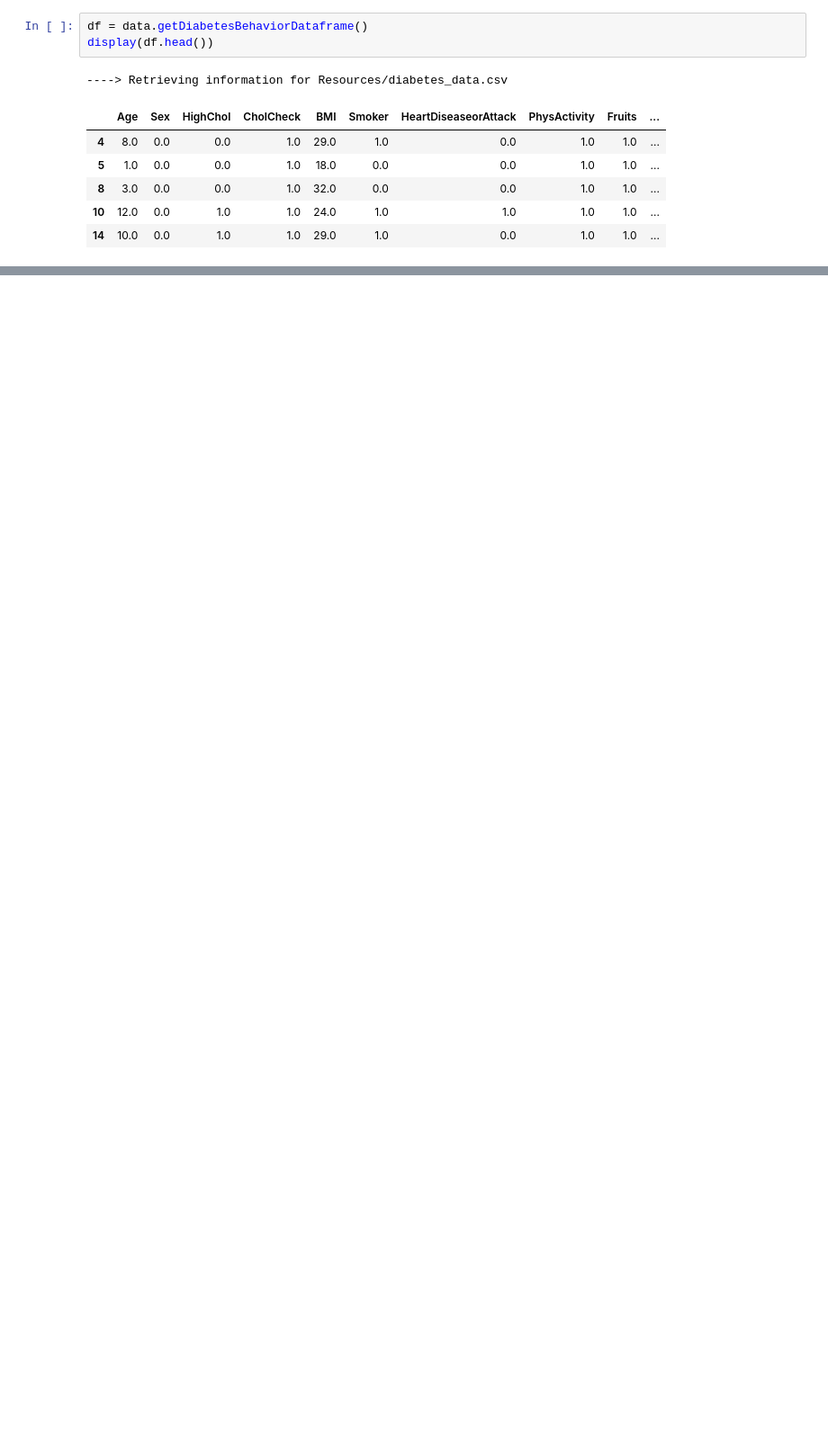
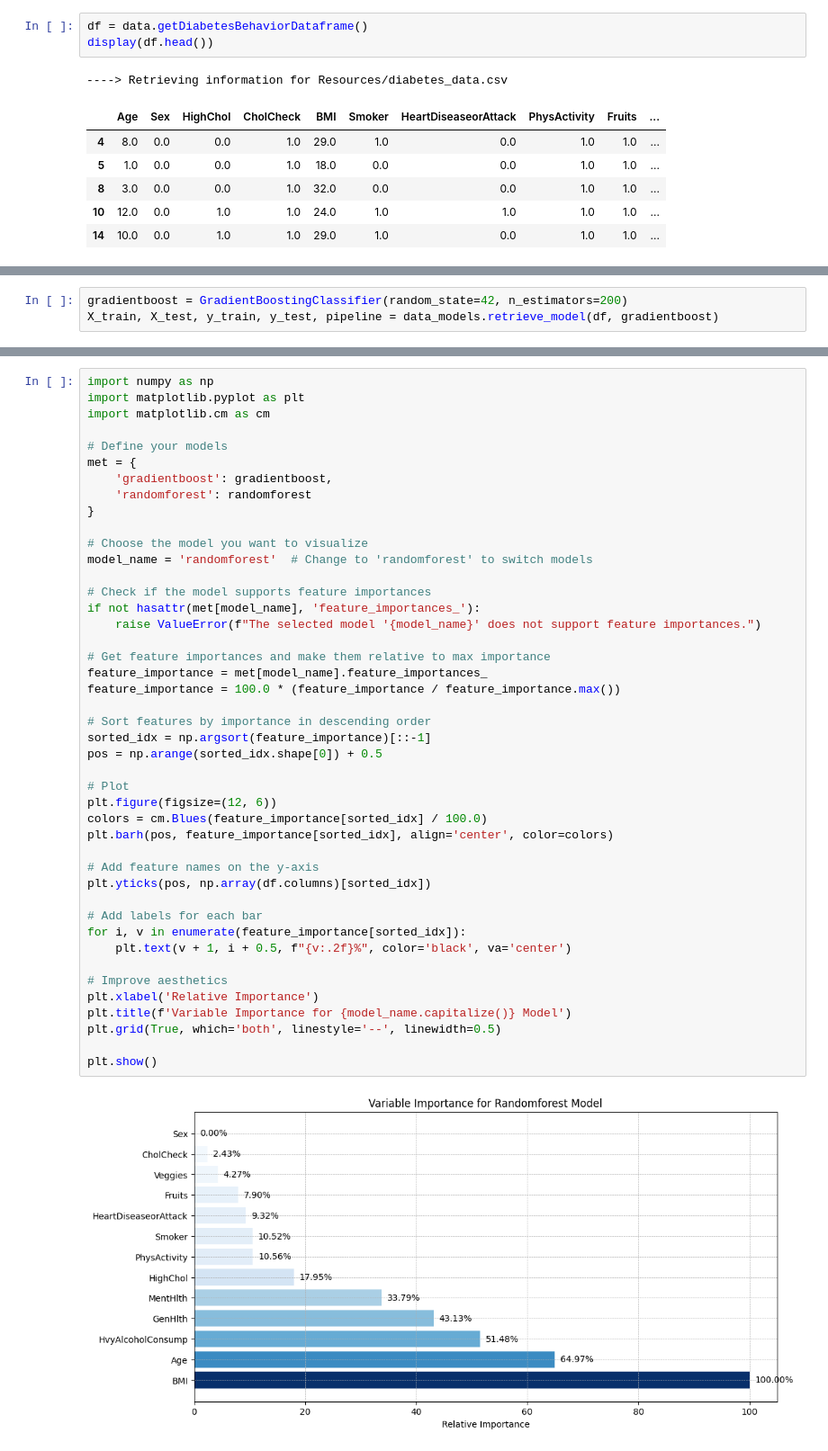
Before and after one commit to jjmccarty/project2_diabetes_outcomes, a Jupyter notebook: diabetes_data.ipynb, the cells around one changed output, grey strips where cells are left out. Shown at 90% size. Cells and saved outputs as stored; diff of their text form; blank space fills up the shorter version.

```diff
--- a/diabetes_data.ipynb
+++ b/diabetes_data.ipynb
@@ -107,0 +137,3 @@ Classification Report:
+# %%
+gradientboost = GradientBoostingClassifier(random_state=42, n_estimators=200)
+X_train, X_test, y_train, y_test, pipeline = data_models.retrieve_model(df, gradientboost)
@@ -107,0 +219,46 @@ Classification Report:
+# %%
+import numpy as np
+import matplotlib.pyplot as plt
+import matplotlib.cm as cm
+
+# Define your models
+met = {
+    'gradientboost': gradientboost,
+    'randomforest': randomforest
+}
+
+# Choose the model you want to visualize
+model_name = 'randomforest'  # Change to 'randomforest' to switch models
+
+# Check if the model supports feature importances
+if not hasattr(met[model_name], 'feature_importances_'):
+    raise ValueError(f"The selected model '{model_name}' does not support feature importances.")
+
+# Get feature importances and make them relative to max importance
+feature_importance = met[model_name].feature_importances_
+feature_importance = 100.0 * (feature_importance / feature_importance.max())
+
+# Sort features by importance in descending order
+sorted_idx = np.argsort(feature_importance)[::-1]
+pos = np.arange(sorted_idx.shape[0]) + 0.5
+
+# Plot
+plt.figure(figsize=(12, 6))
+colors = cm.Blues(feature_importance[sorted_idx] / 100.0)
+plt.barh(pos, feature_importance[sorted_idx], align='center', color=colors)
+
+# Add feature names on the y-axis
+plt.yticks(pos, np.array(df.columns)[sorted_idx])
+
+# Add labels for each bar
+for i, v in enumerate(feature_importance[sorted_idx]):
+    plt.text(v + 1, i + 0.5, f"{v:.2f}%", color='black', va='center')
+
+# Improve aesthetics
+plt.xlabel('Relative Importance')
+plt.title(f'Variable Importance for {model_name.capitalize()} Model')
+plt.grid(True, which='both', linestyle='--', linewidth=0.5)
+
+plt.show()
+# %% [output]
+[figure, added]
```
Also changed, not shown: parts of 9 cells of this notebook.
